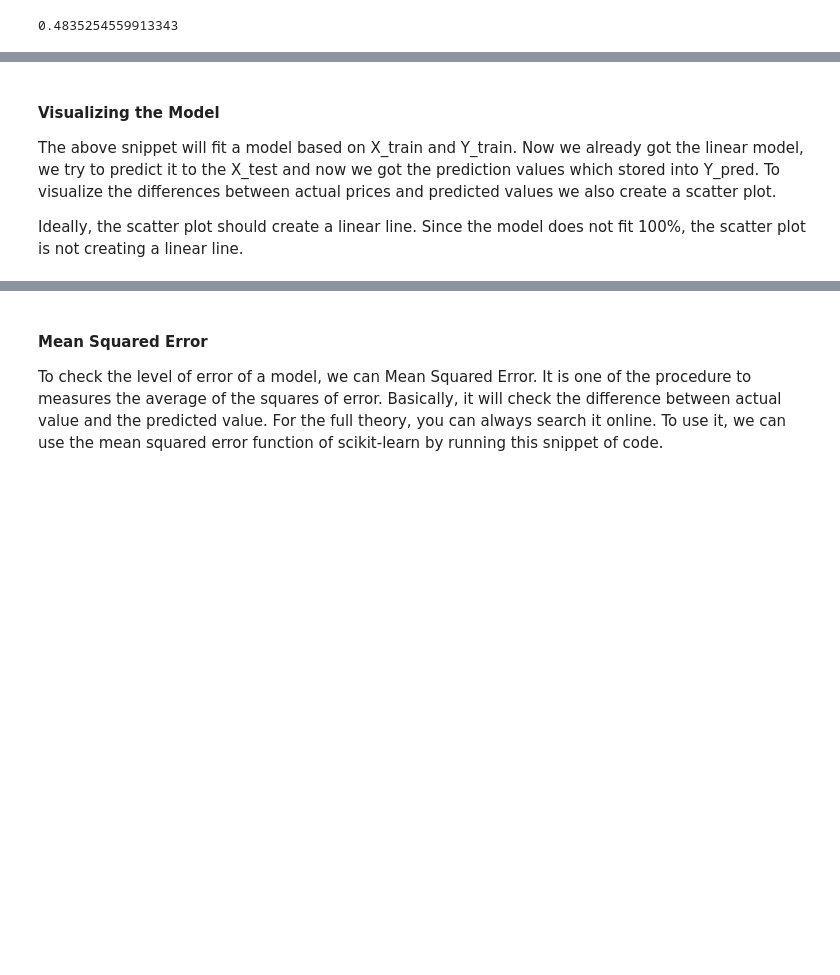
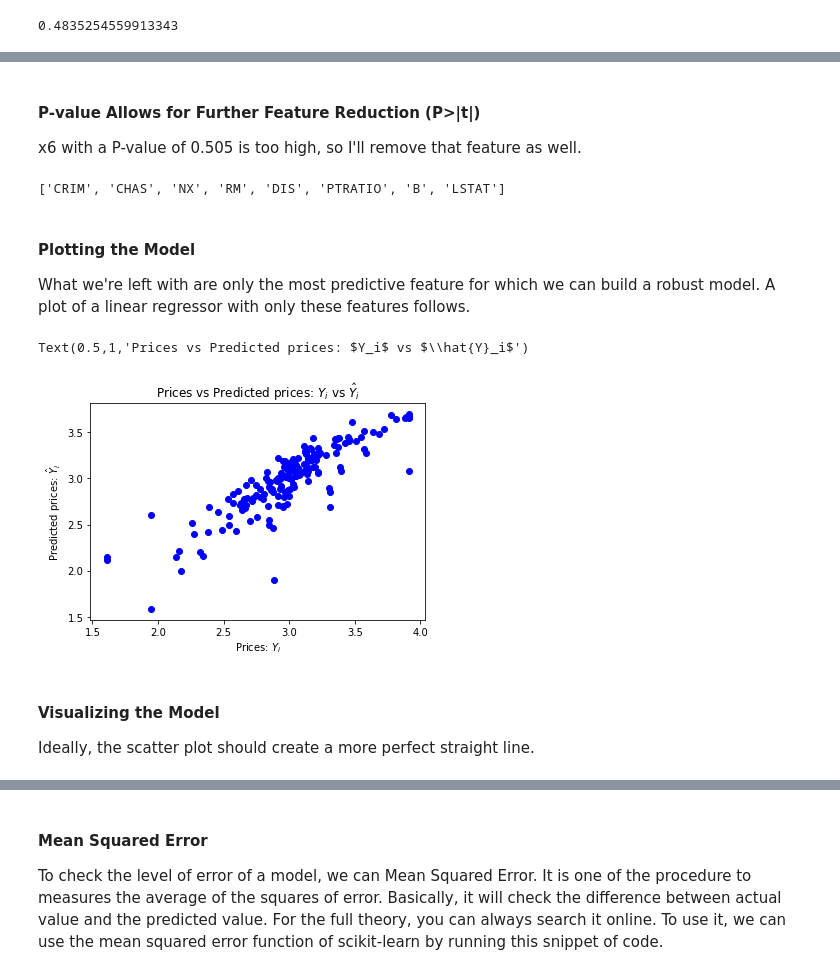
Before and after one commit to brukeg/notebooks, a Jupyter notebook: in-progress/supervised-learning-predicting-home-prices-boston.ipynb, the cells around one changed output, grey strips where cells are left out. Saved outputs shown, nothing was run; the diff lists cells and outputs as text; code cells hidden in the pictures; blank space fills up the shorter version.

```diff
--- a/in-progress/supervised-learning-predicting-home-prices-boston.ipynb
+++ b/in-progress/supervised-learning-predicting-home-prices-boston.ipynb
@@ -157,0 +234,12 @@ I'll try visualing the regression model next.
+# %%
+# Remove x2, x3, x7, and x9
+reduced_features = [f for f in features if f not in ['ZN', 'INDUS', 'AGE', 'INDUS', 'RAD']]
+
+# Do it all over again
+y = np.log(df['MEDV'].values)
+X = df[reduced_features].values
+X_train, X_test, y_train, y_test = train_test_split(X, y, test_size=0.2)
+X_trainc = sm.add_constant(X_train)
+reg = sm.OLS(y_train, X_trainc)
+fit = reg.fit()
+fit.summary()
@@ -158,21 +276,38 @@ I'll try visualing the regression model next.
+# %% [markdown]
+#### P-value Allows for Further Feature Reduction (P>|t|)
+x6 with a P-value of 0.505 is too high, so I'll remove that feature as well.
+# %%
+# Remove x6
+reduced_features = [f for f in reduced_features if f != 'TAX']
+
+print(reduced_features)
+# %% [output]
+['CRIM', 'CHAS', 'NX', 'RM', 'DIS', 'PTRATIO', 'B', 'LSTAT']
+# %% [markdown]
+#### Plotting the Model
+What we're left with are only the most predictive feature for which we can build a robust model. A plot of a linear regressor with only these features follows.
 # %%
+y = np.log(df['MEDV'].values)
+X = df[reduced_features].values
+
 # Create train and test sets
 X_train, X_test, y_train, y_test = train_test_split(X, y, test_size=0.35, random_state=42)
 
 reg = LinearRegression()
 reg.fit(X_train, y_train)
 
-y_pred = lm.predict(X_test)
+y_pred = reg.predict(X_test)
 
-plt.scatter(y_test, y_pred)
+plt.scatter(y_test, y_pred, color='blue')
 plt.xlabel("Prices: $Y_i$")
 plt.ylabel("Predicted prices: $\hat{Y}_i$")
 plt.title("Prices vs Predicted prices: $Y_i$ vs $\hat{Y}_i$")
+# %% [output]
+Text(0.5,1,'Prices vs Predicted prices: $Y_i$ vs $\\hat{Y}_i$')
+[figure, added]
-# %% [markdown]
-#### Visualizing the Model
-The above snippet will fit a model based on X_train and Y_train. Now we already got the linear model, we try to predict it to the X_test and now we got the prediction values which stored into Y_pred. To visualize the differences between actual prices and predicted values we also create a scatter plot.
-
-Ideally, the scatter plot should create a linear line. Since the model does not fit 100%, the scatter plot is not creating a linear line.
+# %% [markdown]
+#### Visualizing the Model
+Ideally, the scatter plot should create a more perfect straight line.
 # %%
 rmse = np.sqrt(mean_squared_error(y_test, y_pred))
 print("Root Mean Squared Error: {}".format(rmse))
```
Also changed, not shown: parts of 25 cells of this notebook.
